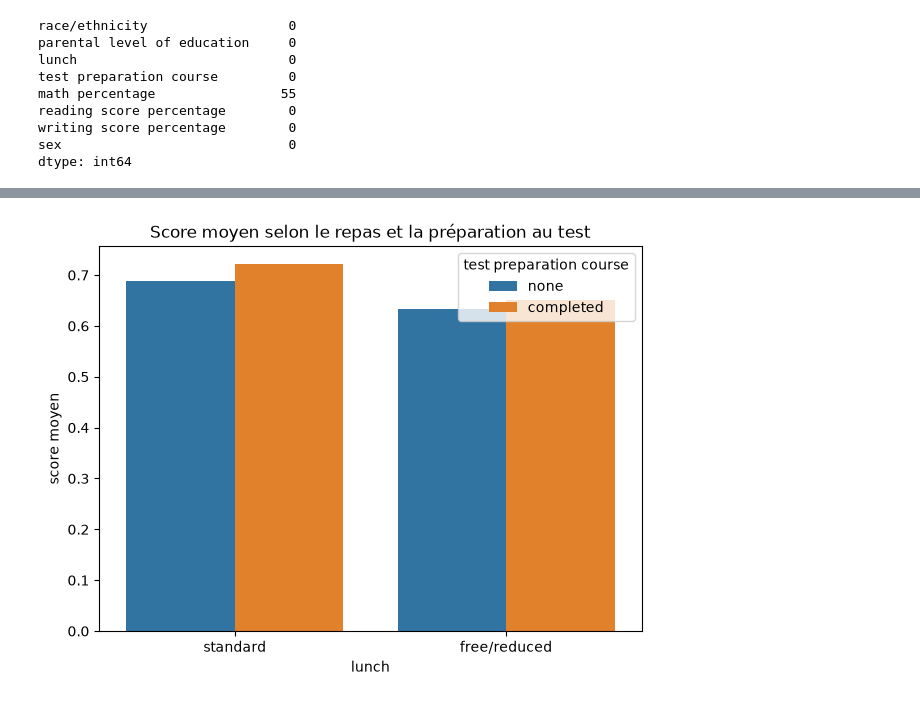
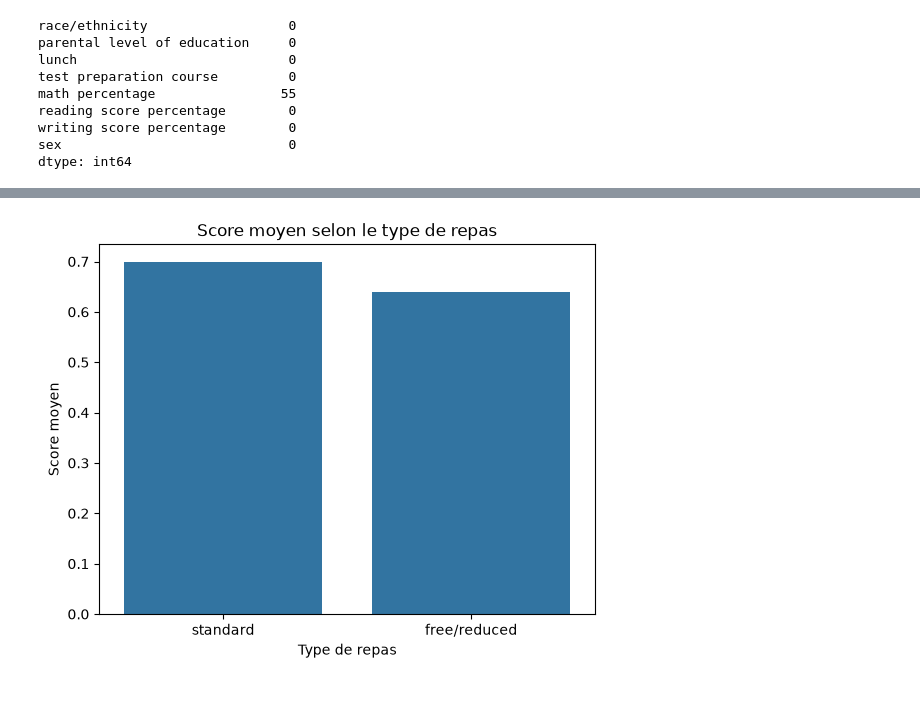
Before and after one commit to damghiziyad-hash/Analyse-de-performance-tudiants-, a Jupyter notebook: traitement.ipynb, the cells around one changed output, grey strips where cells are left out. Cells and saved outputs as stored; diff of their text form; code cells hidden in the pictures.

Commit message:
improve student performance analysis and visualizations

```diff
--- a/traitement.ipynb
+++ b/traitement.ipynb
@@ -190,9 +214,9 @@ df.describe()
 # %%
-ordre = {"some high school": 0, "high school": 1, "some college": 2,
-         "associate's degree": 3, "bachelor's degree": 4, "master's degree": 5}
-
-df_clean["parental level of education"] = df_clean["parental level of education"].map(ordre)
-df_scaled["parental level of education"] = df_scaled["parental level of education"].map(ordre)
-
-df_clean_enc = pd.get_dummies(df_clean, drop_first=True, dtype=int)
-df_scaled_enc = pd.get_dummies(df_scaled, drop_first=True, dtype=int)
+ordre = {
+    'some high school': 0,
+    'high school': 1,
+    'some college': 2,
+    "associate's degree": 3,
+    "bachelor's degree": 4,
+    "master's degree": 5
+}
@@ -206,0 +258,7 @@ df_enc["score moyen"] = df_enc[score_cols].mean(axis=1)
+# %%
+score_cols = [
+    'math percentage',
+    'reading score percentage',
+    'writing score percentage'
+]
+df_clean['score moyen'] = df_clean[score_cols].mean(axis=1)
@@ -207,8 +312,14 @@ df_enc["score moyen"] = df_enc[score_cols].mean(axis=1)
 # %%
-plt.figure(figsize=(7, 5))
-sns.barplot(data=df_plot, x="lunch", y="score moyen",
-            hue="test preparation course", errorbar=None)
-plt.title("Score moyen selon le repas et la préparation au test")
+sns.barplot(
+    data=df_clean,
+    x='lunch',
+    y='score moyen',
+    errorbar=None
+)
+
+plt.title('Score moyen selon le type de repas')
+plt.xlabel('Type de repas')
+plt.ylabel('Score moyen')
 plt.show()
 # %% [output]
-[figure, old version]
+[figure, new version]
```
Also changed, not shown: parts of 16 cells of this notebook, 1 other file.
